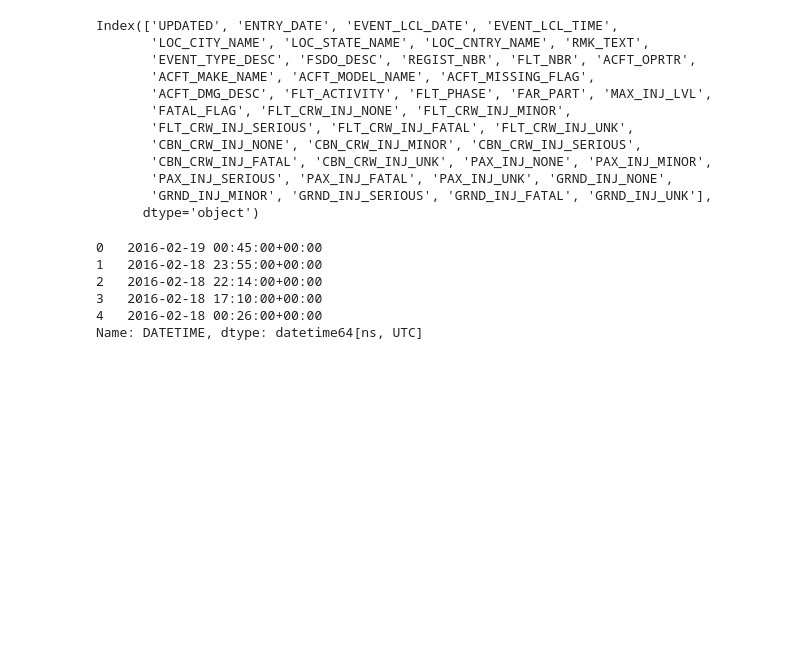
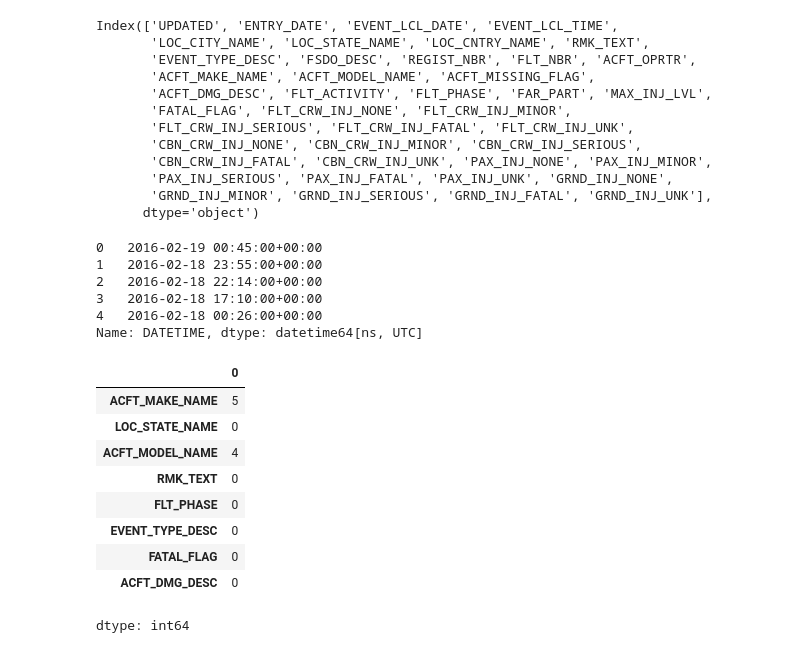
Before and after one commit to merajsiddieque/ML-Lab, a Jupyter notebook: ML_Lab2.ipynb, the cells around one changed output. Drawn from its saved outputs; the diff is of its cells as text; code cells hidden in the pictures; blank space fills up the shorter version.

```diff
--- a/ML_Lab2.ipynb
+++ b/ML_Lab2.ipynb
@@ -232,3 +233,27 @@ print(df2['DATETIME'].head())
 3   2016-02-18 17:10:00+00:00
 4   2016-02-18 00:26:00+00:00
 Name: DATETIME, dtype: datetime64[ns, UTC]
+# %%
+df_req = df2[['ACFT_MAKE_NAME', 'LOC_STATE_NAME', 'ACFT_MODEL_NAME',
+             'RMK_TEXT', 'FLT_PHASE', 'EVENT_TYPE_DESC', 'FATAL_FLAG']].copy()
+# %%
+df_req['FATAL_FLAG'] = df_req['FATAL_FLAG'].fillna('No')
+# %%
+df_req['FLT_PHASE'] = df_req['FLT_PHASE'].fillna(df_req['FLT_PHASE'].mode()[0])
+# %%
+if 'ACFT_DMG_DESC' in df2.columns:
+    df_req['ACFT_DMG_DESC'] = df2['ACFT_DMG_DESC']
+    df_req['ACFT_DMG_DESC'] = df_req['ACFT_DMG_DESC'].fillna(df_req['ACFT_DMG_DESC'].mode()[0])
+# %%
+df_req.isnull().sum()
+# %% [output]
+|  | 0 |
+| ACFT_MAKE_NAME | 5 |
+| LOC_STATE_NAME | 0 |
+| ACFT_MODEL_NAME | 4 |
+| RMK_TEXT | 0 |
+| FLT_PHASE | 0 |
+| EVENT_TYPE_DESC | 0 |
+| FATAL_FLAG | 0 |
+| ACFT_DMG_DESC | 0 |
+dtype: int64
```
Also changed, not shown: parts of 20 cells of this notebook.
